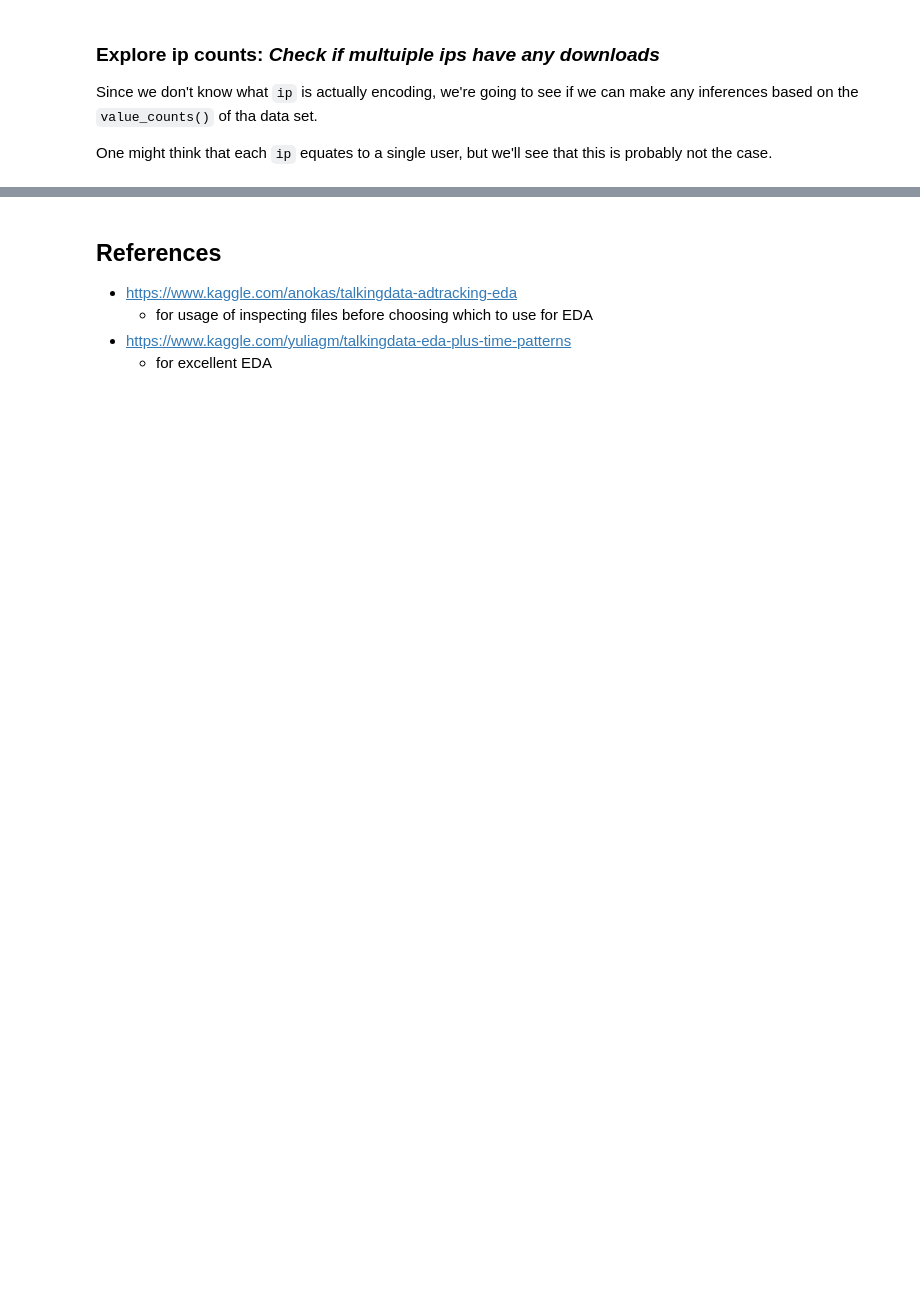
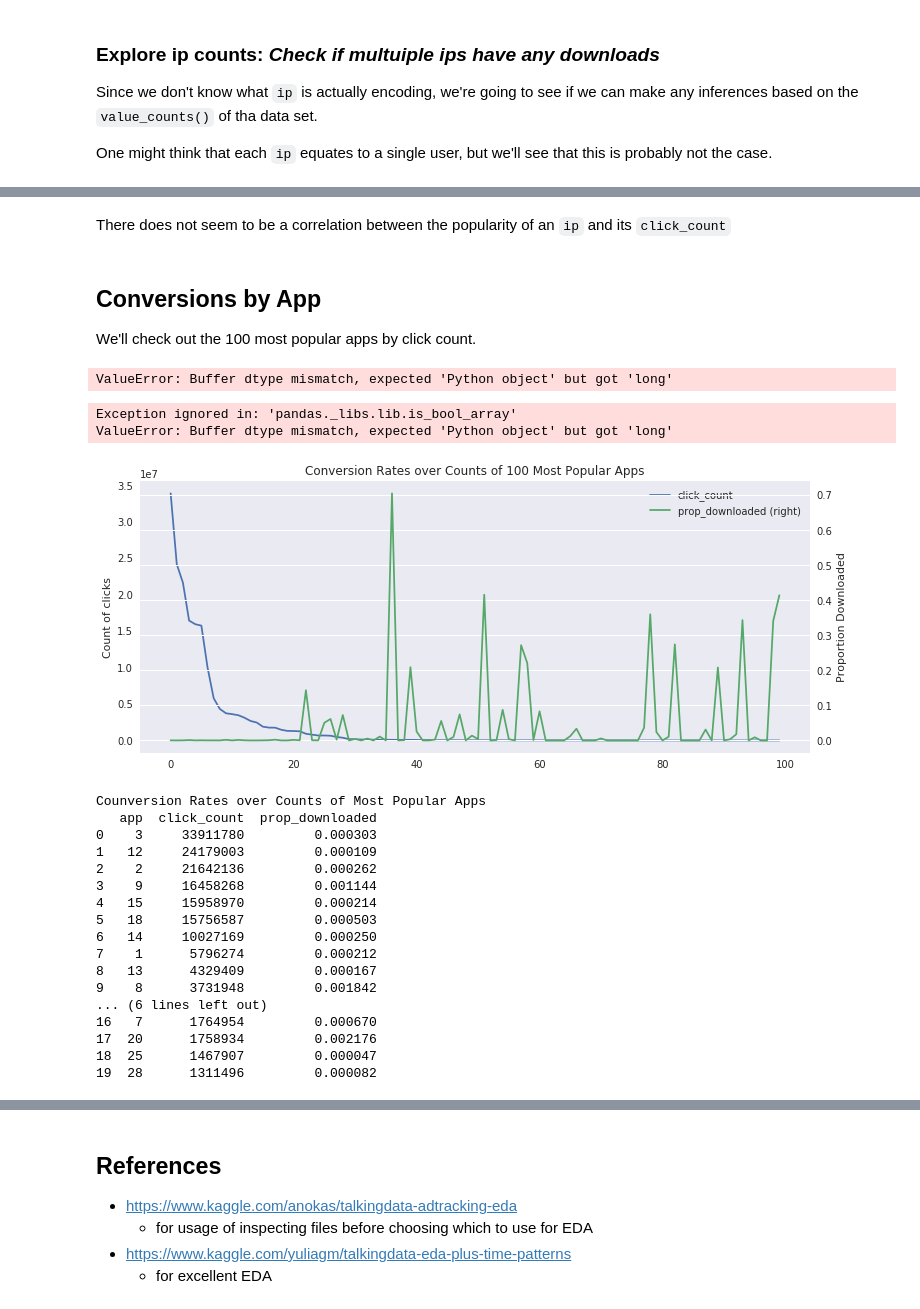
Before and after one commit to GregHilston/kaggle-talking-data-ad-tracking-fraud-detection-challenge, a Jupyter notebook: grehg.ipynb, the cells around one changed output, grey strips where cells are left out. Saved outputs shown, nothing was run; the diff lists cells and outputs as text; code cells hidden in the pictures; blank space fills up the shorter version.

```diff
--- a/grehg.ipynb
+++ b/grehg.ipynb
@@ -114,0 +239,42 @@ train[train['is_attributed']==1].ip.describe()
+# %% [markdown]
+There does not seem to be a correlation between the popularity of an `ip` and its `click_count`
+# %% [markdown]
+## Conversions by App
+
+We'll check out the 100 most popular apps by click count.
+# %%
+proportion = train[['app', 'is_attributed']].groupby('app', as_index=False).mean().sort_values('is_attributed', ascending=False)
+counts = train[['app', 'is_attributed']].groupby('app', as_index=False).count().sort_values('is_attributed', ascending=False)
+merge = counts.merge(proportion, on='app', how='left')
+merge.columns = ['app', 'click_count', 'prop_downloaded']
+
+ax = merge[:100].plot(secondary_y='prop_downloaded')
+plt.title('Conversion Rates over Counts of 100 Most Popular Apps')
+ax.set(ylabel='Count of clicks')
+plt.ylabel('Proportion Downloaded')
+plt.show()
+
+print('Counversion Rates over Counts of Most Popular Apps')
+print(merge[:20])
+# %% [output]
+ValueError: Buffer dtype mismatch, expected 'Python object' but got 'long'
+Exception ignored in: 'pandas._libs.lib.is_bool_array'
+ValueError: Buffer dtype mismatch, expected 'Python object' but got 'long'
+[figure, added]
+Counversion Rates over Counts of Most Popular Apps
+   app  click_count  prop_downloaded
+0    3     33911780         0.000303
+1   12     24179003         0.000109
+2    2     21642136         0.000262
+3    9     16458268         0.001144
+4   15     15958970         0.000214
+5   18     15756587         0.000503
+6   14     10027169         0.000250
+7    1      5796274         0.000212
+8   13      4329409         0.000167
+9    8      3731948         0.001842
+... (6 lines left out)
+16   7      1764954         0.000670
+17  20      1758934         0.002176
+18  25      1467907         0.000047
+19  28      1311496         0.000082
```
Also changed, not shown: parts of 22 cells of this notebook.
